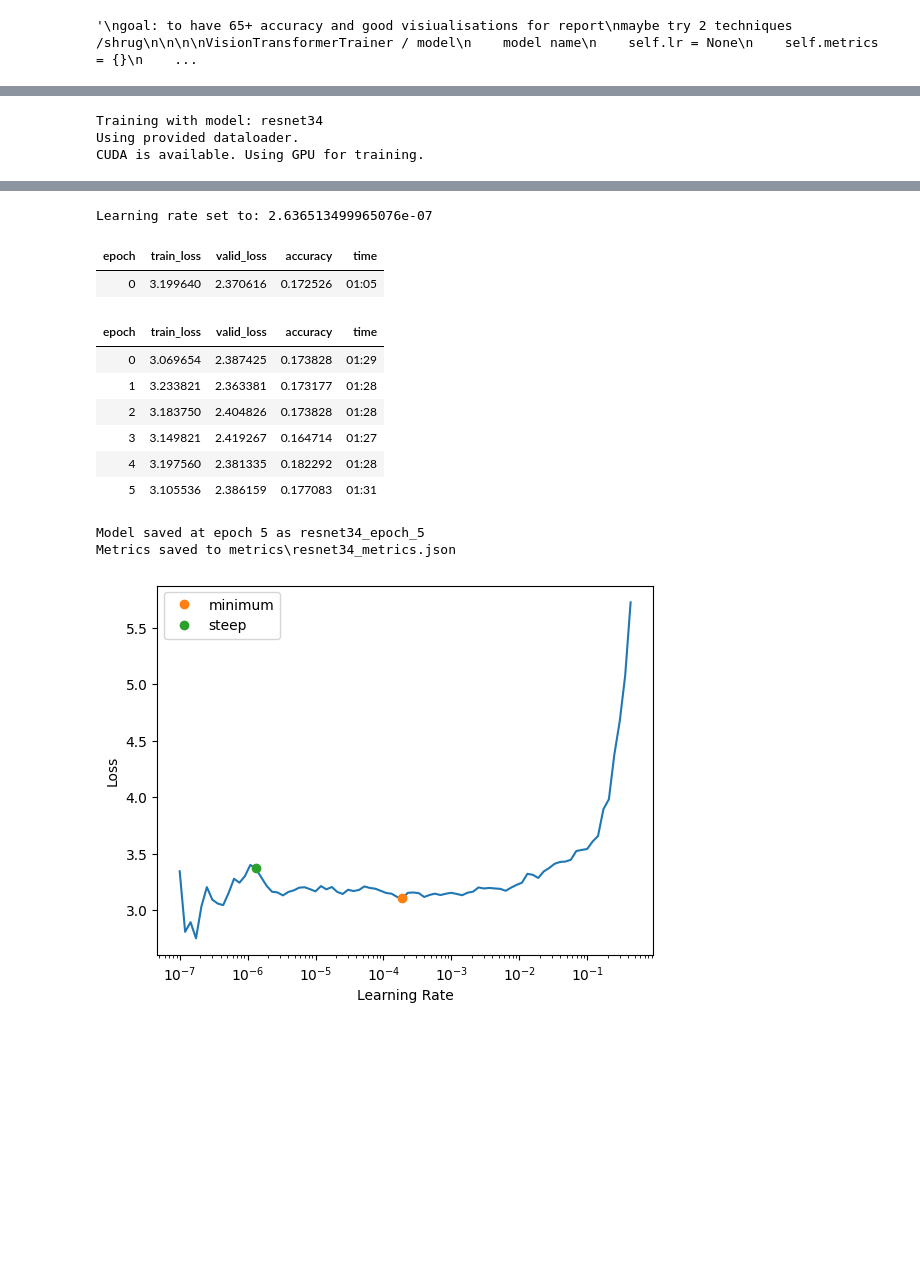
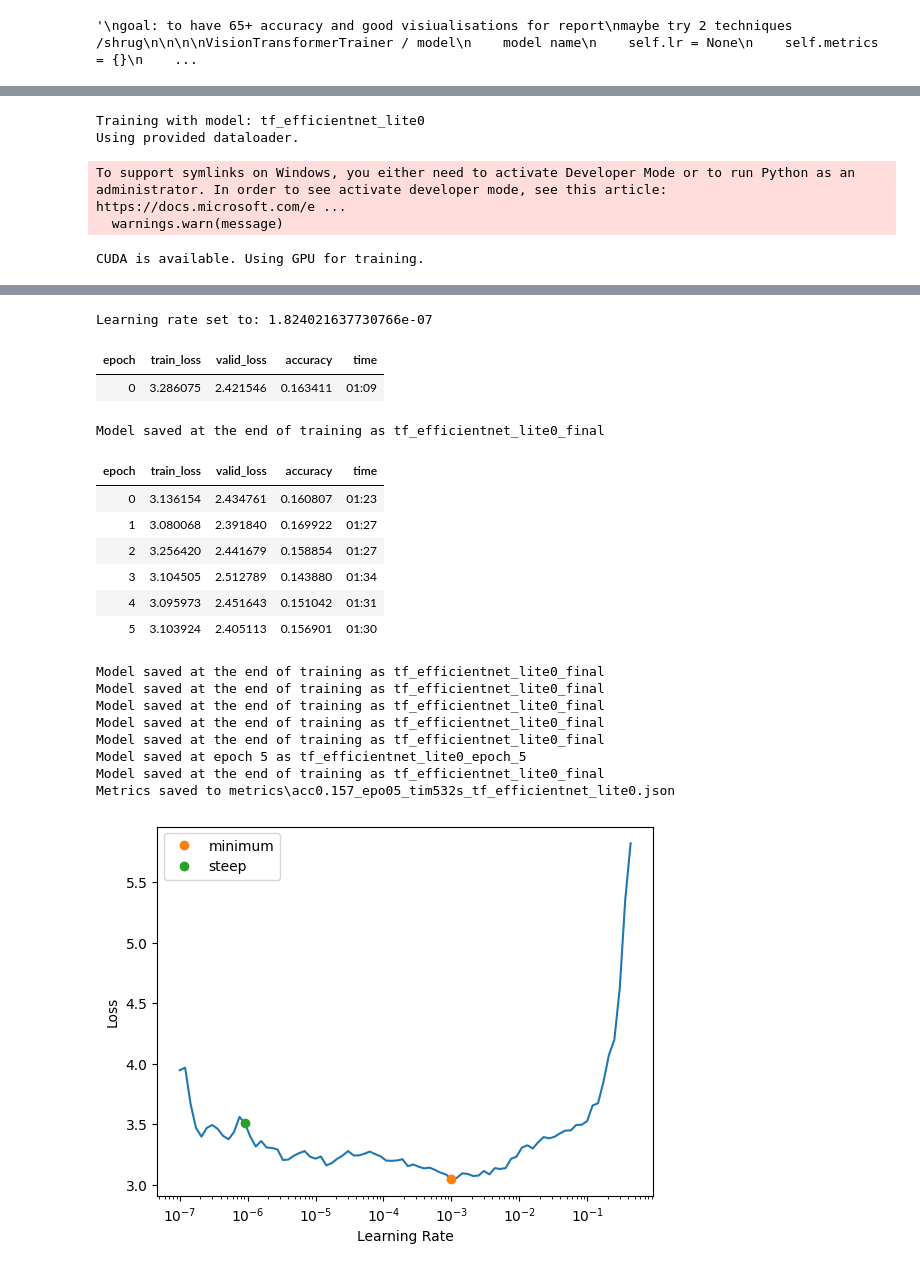
Before and after one commit to julehalim/ComputerVisionFinal, a Jupyter notebook: Vision_Transformers.ipynb, the cells around one changed output, grey strips where cells are left out. Saved outputs shown, nothing was run; the diff lists cells and outputs as text; code cells hidden in the pictures; blank space fills up the shorter version.

Commit message:
bug on saving metrics, tested an efficientnet model

```diff
--- a/Vision_Transformers.ipynb
+++ b/Vision_Transformers.ipynb
@@ -264,8 +283,11 @@ model_names = [
     # 'beit_base_patch16_224',    # BEiT model
     # 'cvt-21-224x224',           # CvT model
     # 'deit_base_patch16_224'     # DeiT model
-    'efficientnet'
+    'efficientnet_lite0'
 ]
+
+# Vanilla ViT, BEiT, DeiT, Resnet34, Resnet50, inceptionV4, inceptionV3
+
 
 # Paths to your dataset
 csv_path = 'COMP90086_2024_Project_train/train.csv'
@@ -277,43 +299,52 @@ learning_rate = 3e-4  # You can adjust this value as needed
 # Loop through each Vision Transformer model and train
 for model_name in model_names:
     print(f"\nTraining with model: {model_name}")
 
     try:
         # Initialize the Vision Transformer Trainer for the current model
         trainer = VisionTransformerTrainer(model_name=model_name, dls=transformer_dl)
 
         # Initialize the model
         trainer.initialize_model(pretrained=True)
 
         # Set the learning rate automatically
         trainer.set_learning_rate()
 
         # Fine-tune the model -  Automatically saves after 5 epochs
         trainer.fine_tune(epochs=6)  # Adjust the number of epochs as needed
 
         # Save the training metrics to a JSON file
         trainer.save_metrics()
 
         # Plot the training metrics
         trainer.plot_metrics()
 
     except Exception as e:
         print(f"An error occurred while training model {model_name}: {e}")
 # %% [output]
-Training with model: resnet34
+Training with model: tf_efficientnet_lite0
 Using provided dataloader.
-CUDA is available. Using GPU for training.
+To support symlinks on Windows, you either need to activate Developer Mode or to run Python as an administrator. In order to see activate developer mode, see this article: https://docs.microsoft.com/e ...
+  warnings.warn(message)
+CUDA is available. Using GPU for training.
 [interactive output not drawn]
-Learning rate set to: 2.636513499965076e-07
+Learning rate set to: 1.824021637730766e-07
 | epoch | train_loss | valid_loss | accuracy | time |
-| 0 | 3.199640 | 2.370616 | 0.172526 | 01:05 |
+| 0 | 3.286075 | 2.421546 | 0.163411 | 01:09 |
+Model saved at the end of training as tf_efficientnet_lite0_final
 | epoch | train_loss | valid_loss | accuracy | time |
-| 0 | 3.069654 | 2.387425 | 0.173828 | 01:29 |
-| 1 | 3.233821 | 2.363381 | 0.173177 | 01:28 |
-| 2 | 3.183750 | 2.404826 | 0.173828 | 01:28 |
-| 3 | 3.149821 | 2.419267 | 0.164714 | 01:27 |
-| 4 | 3.197560 | 2.381335 | 0.182292 | 01:28 |
-| 5 | 3.105536 | 2.386159 | 0.177083 | 01:31 |
+| 0 | 3.136154 | 2.434761 | 0.160807 | 01:23 |
+| 1 | 3.080068 | 2.391840 | 0.169922 | 01:27 |
+| 2 | 3.256420 | 2.441679 | 0.158854 | 01:27 |
+| 3 | 3.104505 | 2.512789 | 0.143880 | 01:34 |
+| 4 | 3.095973 | 2.451643 | 0.151042 | 01:31 |
+| 5 | 3.103924 | 2.405113 | 0.156901 | 01:30 |
-Model saved at epoch 5 as resnet34_epoch_5
-Metrics saved to metrics\resnet34_metrics.json
+Model saved at the end of training as tf_efficientnet_lite0_final
+Model saved at the end of training as tf_efficientnet_lite0_final
+Model saved at the end of training as tf_efficientnet_lite0_final
+Model saved at the end of training as tf_efficientnet_lite0_final
+Model saved at the end of training as tf_efficientnet_lite0_final
+Model saved at epoch 5 as tf_efficientnet_lite0_epoch_5
+Model saved at the end of training as tf_efficientnet_lite0_final
+Metrics saved to metrics\acc0.157_epo05_tim532s_tf_efficientnet_lite0.json
-[figure, old version]
+[figure, new version]
```
Also changed, not shown: parts of 3 cells of this notebook.
